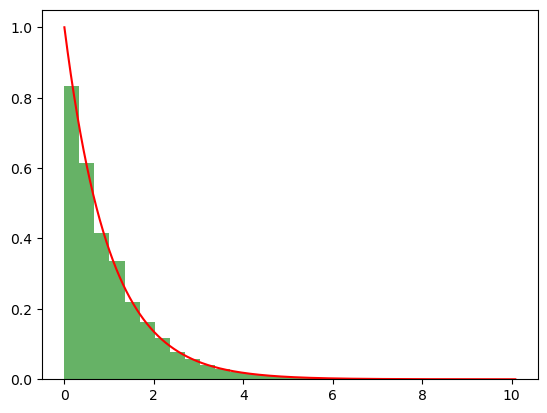
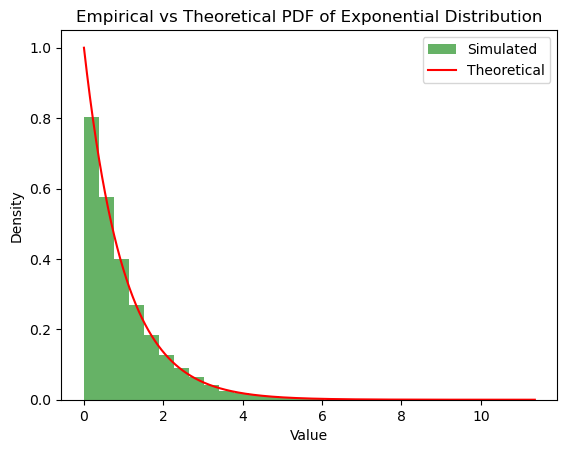
The notebook cell's code change between the first figure and the second:
--- before
+++ after
@@ -1,2 +1,7 @@
 plt.hist(X_exp, bins=30, density=True, alpha=0.6, color='g', label='Simulated')
 plt.plot(x_exp, theoretical_exp, 'r-', label='Theoretical')
+plt.title("Empirical vs Theoretical PDF of Exponential Distribution")
+plt.xlabel('Value')
+plt.ylabel('Density')
+plt.legend()
+plt.show()

Commit: changhes